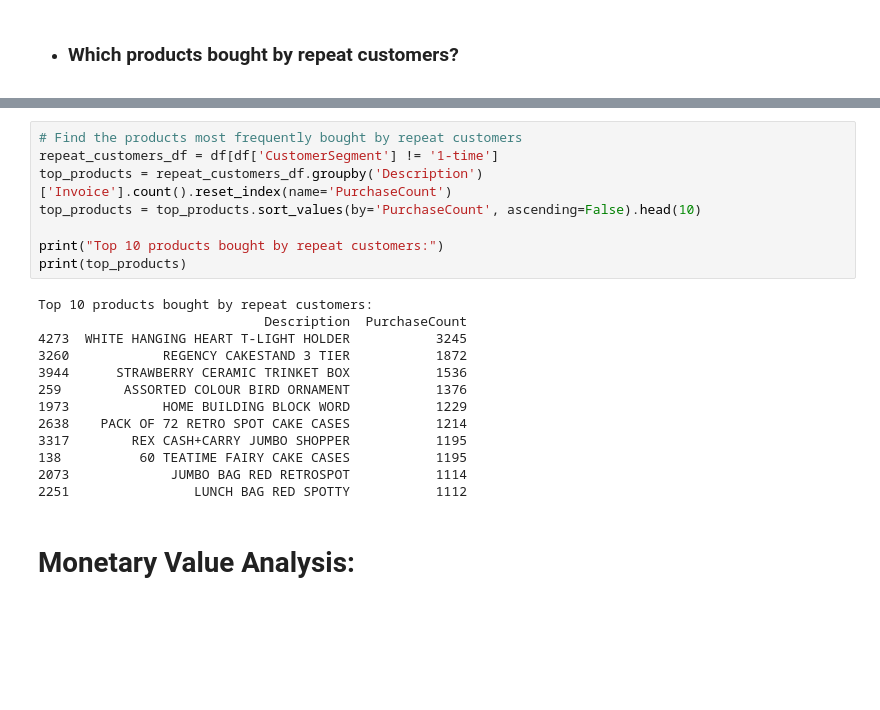
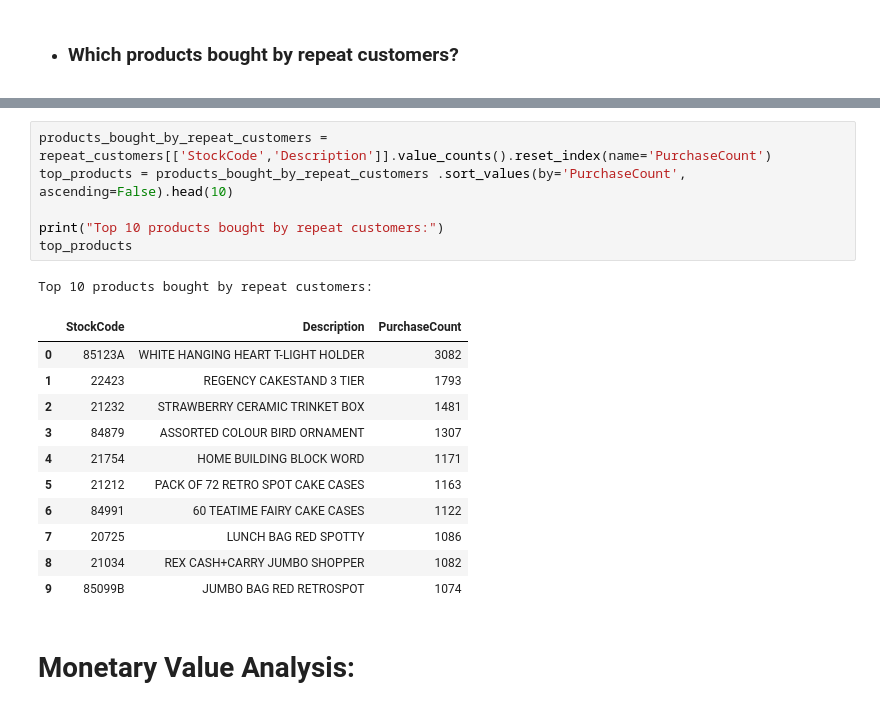
Before and after one commit to Shuchismita2000/customer_purchase_behavior, a Jupyter notebook: RFM.ipynb, the cells around one changed output, grey strips where cells are left out. Saved outputs shown, nothing was run; the diff lists cells and outputs as text; blank space fills up the shorter version.

```diff
--- a/RFM.ipynb
+++ b/RFM.ipynb
@@ -350,24 +412,22 @@ repeat_purchase_rate
 # %%
-# Find the products most frequently bought by repeat customers
-repeat_customers_df = df[df['CustomerSegment'] != '1-time']
-top_products = repeat_customers_df.groupby('Description')['Invoice'].count().reset_index(name='PurchaseCount')
-top_products = top_products.sort_values(by='PurchaseCount', ascending=False).head(10)
+products_bought_by_repeat_customers = repeat_customers[['StockCode','Description']].value_counts().reset_index(name='PurchaseCount')
+top_products = products_bought_by_repeat_customers .sort_values(by='PurchaseCount', ascending=False).head(10)
 
 print("Top 10 products bought by repeat customers:")
-print(top_products)
+top_products
 # %% [output]
 Top 10 products bought by repeat customers:
-                             Description  PurchaseCount
-4273  WHITE HANGING HEART T-LIGHT HOLDER           3245
-3260            REGENCY CAKESTAND 3 TIER           1872
-3944      STRAWBERRY CERAMIC TRINKET BOX           1536
-259        ASSORTED COLOUR BIRD ORNAMENT           1376
-1973            HOME BUILDING BLOCK WORD           1229
-2638    PACK OF 72 RETRO SPOT CAKE CASES           1214
-3317        REX CASH+CARRY JUMBO SHOPPER           1195
-138          60 TEATIME FAIRY CAKE CASES           1195
-2073             JUMBO BAG RED RETROSPOT           1114
-2251                LUNCH BAG RED SPOTTY           1112
+|  | StockCode | Description | PurchaseCount |
+| 0 | 85123A | WHITE HANGING HEART T-LIGHT HOLDER | 3082 |
+| 1 | 22423 | REGENCY CAKESTAND 3 TIER | 1793 |
+| 2 | 21232 | STRAWBERRY CERAMIC TRINKET BOX | 1481 |
+| 3 | 84879 | ASSORTED COLOUR BIRD ORNAMENT | 1307 |
+| 4 | 21754 | HOME BUILDING BLOCK WORD | 1171 |
+| 5 | 21212 | PACK OF 72 RETRO SPOT CAKE CASES | 1163 |
+| 6 | 84991 | 60 TEATIME FAIRY CAKE CASES | 1122 |
+| 7 | 20725 | LUNCH BAG RED SPOTTY | 1086 |
+| 8 | 21034 | REX CASH+CARRY JUMBO SHOPPER | 1082 |
+| 9 | 85099B | JUMBO BAG RED RETROSPOT | 1074 |
 # %% [markdown]
 # Monetary Value Analysis:
 # %% [markdown]
```
Also changed, not shown: parts of 14 cells of this notebook, 2 other files.
